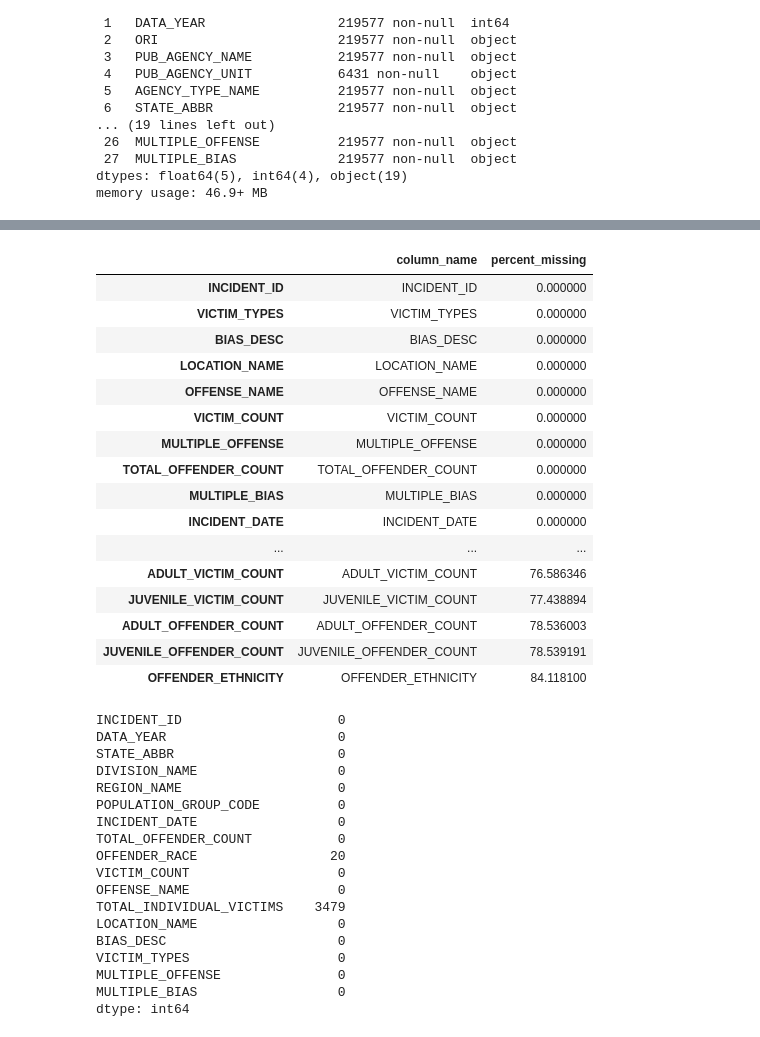
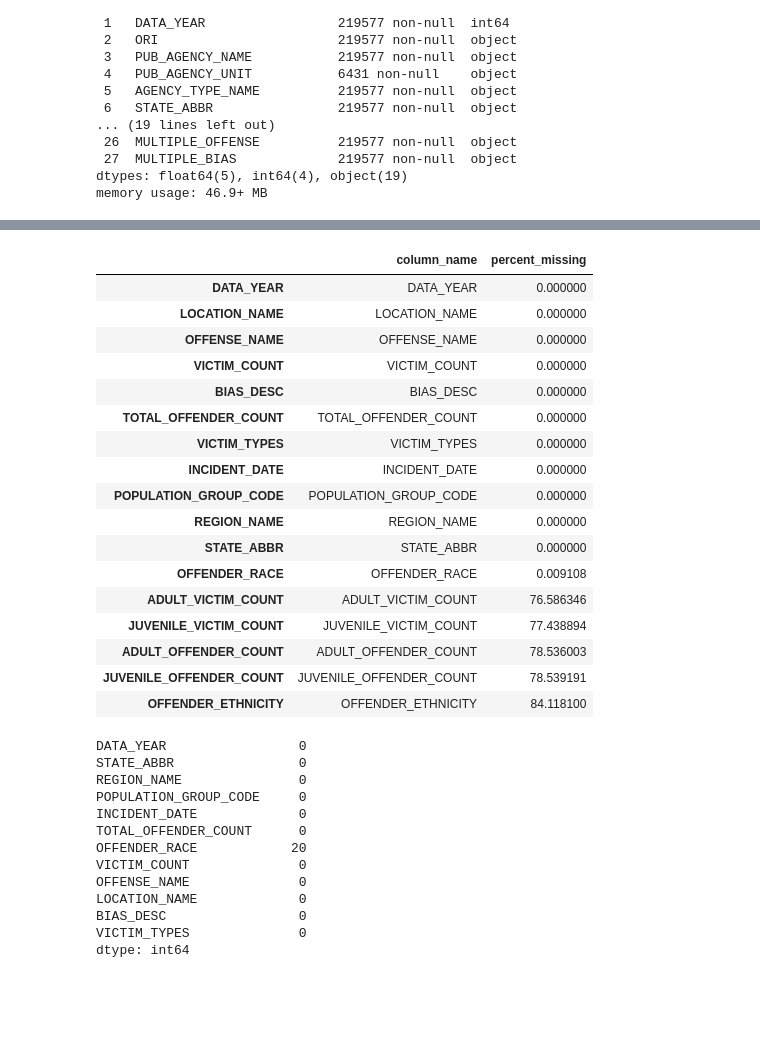
Before and after one commit to CEsperance/Final_Project, a Jupyter notebook: CE_Hate_Crime_Notebook.ipynb, the cells around one changed output, grey strips where cells are left out. Cells and saved outputs as stored; diff of their text form; code cells hidden in the pictures; blank space fills up the shorter version.

```diff
--- a/CE_Hate_Crime_Notebook.ipynb
+++ b/CE_Hate_Crime_Notebook.ipynb
@@ -56,5 +235,9 @@ memory usage: 46.9+ MB
 # %%
-#dropping duplicate columns like state name
-hate_crime = hate_crime.drop(['STATE_NAME', 'POPULATION_GROUP_DESC', 'PUB_AGENCY_UNIT'], axis=1)
+#dropping duplicate columns like state name and unnecessary columns like Agency Name
+
+hate_crime = hate_crime.drop(['STATE_NAME', 'POPULATION_GROUP_DESC', 'PUB_AGENCY_UNIT',
+                              'ORI', 'PUB_AGENCY_NAME', 'AGENCY_TYPE_NAME',
+                              'TOTAL_INDIVIDUAL_VICTIMS','DIVISION_NAME', 'INCIDENT_ID',
+                              'MULTIPLE_OFFENSE', 'MULTIPLE_BIAS'], axis=1)
 hate_crime.head()
 # %% [output]
@@ -68,56 +250,47 @@ hate_crime.head()
-# %%
-#removing addtional columns not needed for analysis. Can change later
-
-hate_crime = hate_crime.drop(['ORI', 'PUB_AGENCY_NAME', 'AGENCY_TYPE_NAME', ], axis=1)
 # %%
 #checking null values
 
 percent_missing = hate_crime.isnull().sum() *100/len(hate_crime)
 missing_values_df = pd.DataFrame({'column_name': hate_crime.columns, 'percent_missing': percent_missing})
 missing_values_df.sort_values('percent_missing', inplace = True)
-missing_values_df
+display(missing_values_df)
+
+#drop columns with more than 70% missing values
+perc = 70.0
+min_count = int(((100-perc)/100)*hate_crime.shape[0]+1)
+hate_crime = hate_crime.dropna(axis=1, thresh=min_count)
+
+#checking remaining missing values
+hate_crime.isnull().sum()
 # %% [output]
 |  | column_name | percent_missing |
-| INCIDENT_ID | INCIDENT_ID | 0.000000 |
-| VICTIM_TYPES | VICTIM_TYPES | 0.000000 |
-| BIAS_DESC | BIAS_DESC | 0.000000 |
+| DATA_YEAR | DATA_YEAR | 0.000000 |
 | LOCATION_NAME | LOCATION_NAME | 0.000000 |
 | OFFENSE_NAME | OFFENSE_NAME | 0.000000 |
 | VICTIM_COUNT | VICTIM_COUNT | 0.000000 |
-| MULTIPLE_OFFENSE | MULTIPLE_OFFENSE | 0.000000 |
+| BIAS_DESC | BIAS_DESC | 0.000000 |
 | TOTAL_OFFENDER_COUNT | TOTAL_OFFENDER_COUNT | 0.000000 |
-| MULTIPLE_BIAS | MULTIPLE_BIAS | 0.000000 |
+| VICTIM_TYPES | VICTIM_TYPES | 0.000000 |
 | INCIDENT_DATE | INCIDENT_DATE | 0.000000 |
-| ... | ... | ... |
+| POPULATION_GROUP_CODE | POPULATION_GROUP_CODE | 0.000000 |
+| REGION_NAME | REGION_NAME | 0.000000 |
+| STATE_ABBR | STATE_ABBR | 0.000000 |
+| OFFENDER_RACE | OFFENDER_RACE | 0.009108 |
 | ADULT_VICTIM_COUNT | ADULT_VICTIM_COUNT | 76.586346 |
 | JUVENILE_VICTIM_COUNT | JUVENILE_VICTIM_COUNT | 77.438894 |
 | ADULT_OFFENDER_COUNT | ADULT_OFFENDER_COUNT | 78.536003 |
 | JUVENILE_OFFENDER_COUNT | JUVENILE_OFFENDER_COUNT | 78.539191 |
 | OFFENDER_ETHNICITY | OFFENDER_ETHNICITY | 84.118100 |
+DATA_YEAR                 0
+STATE_ABBR                0
+REGION_NAME               0
+POPULATION_GROUP_CODE     0
+INCIDENT_DATE             0
+TOTAL_OFFENDER_COUNT      0
+OFFENDER_RACE            20
+VICTIM_COUNT              0
+OFFENSE_NAME              0
+LOCATION_NAME             0
+BIAS_DESC                 0
+VICTIM_TYPES              0
+dtype: int64
-# %%
-#drop columns with more than 70% missing values
-perc = 70.0
-min_count = int(((100-perc)/100)*hate_crime.shape[0]+1)
-hate_crime = hate_crime.dropna(axis=1, thresh=min_count)
-
-#checking remaining missing values
-hate_crime.isnull().sum()
-# %% [output]
-INCIDENT_ID                    0
-DATA_YEAR                      0
-STATE_ABBR                     0
-DIVISION_NAME                  0
-REGION_NAME                    0
-POPULATION_GROUP_CODE          0
-INCIDENT_DATE                  0
-TOTAL_OFFENDER_COUNT           0
-OFFENDER_RACE                 20
-VICTIM_COUNT                   0
-OFFENSE_NAME                   0
-TOTAL_INDIVIDUAL_VICTIMS    3479
-LOCATION_NAME                  0
-BIAS_DESC                      0
-VICTIM_TYPES                   0
-MULTIPLE_OFFENSE               0
-MULTIPLE_BIAS                  0
-dtype: int64
```
Also changed, not shown: parts of 63 cells of this notebook, 3 other files.
